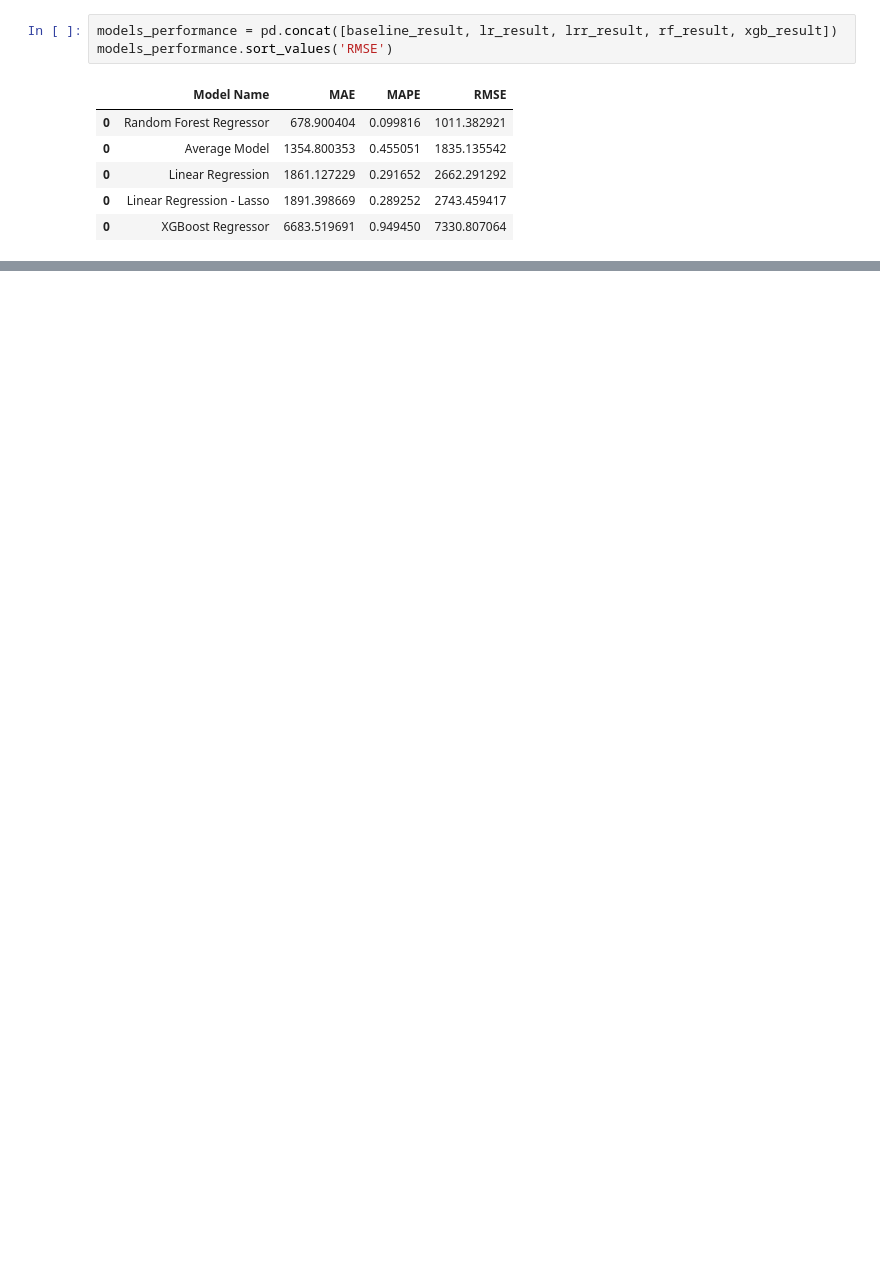
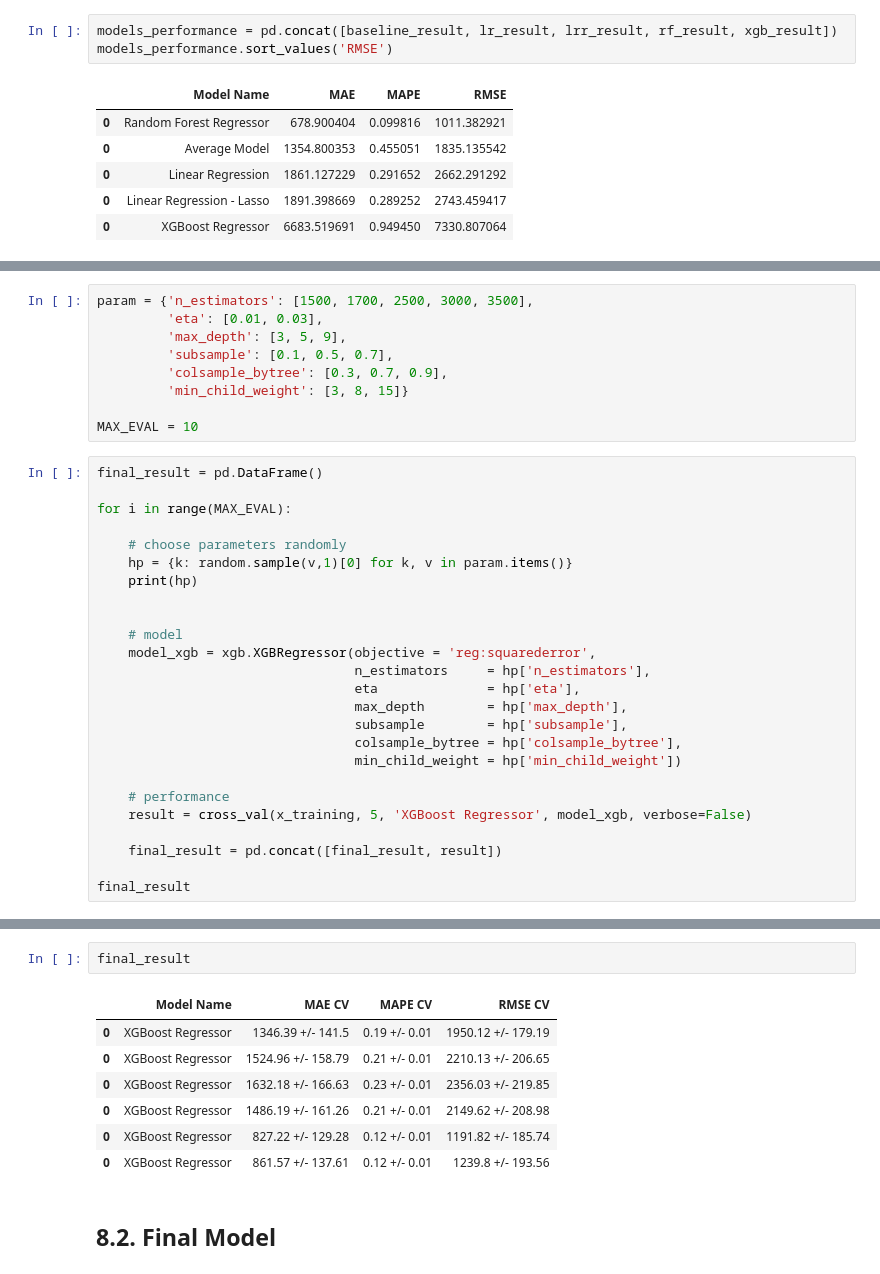
Before and after one commit to DCraveiro/Rossmann-Sales-Prediction, a Jupyter notebook: m07_v01_store_sales_prediction.ipynb, the cells around one changed output, grey strips where cells are left out. Cells and saved outputs as stored; diff of their text form; blank space fills up the shorter version.

Commit message:
xgboost hyperparameter random search

```diff
--- a/m07_v01_store_sales_prediction.ipynb
+++ b/m07_v01_store_sales_prediction.ipynb
@@ -1254,0 +1260,34 @@ models_performance_cv.sort_values('RMSE CV')
+# %%
+param = {'n_estimators': [1500, 1700, 2500, 3000, 3500],
+         'eta': [0.01, 0.03],
+         'max_depth': [3, 5, 9],
+         'subsample': [0.1, 0.5, 0.7],
+         'colsample_bytree': [0.3, 0.7, 0.9],
+         'min_child_weight': [3, 8, 15]}
+
+MAX_EVAL = 10
+# %%
+final_result = pd.DataFrame()
+
+for i in range(MAX_EVAL):
+
+    # choose parameters randomly
+    hp = {k: random.sample(v,1)[0] for k, v in param.items()}
+    print(hp)
+
+
+    # model
+    model_xgb = xgb.XGBRegressor(objective = 'reg:squarederror',
+                                 n_estimators     = hp['n_estimators'],
+                                 eta              = hp['eta'],
+                                 max_depth        = hp['max_depth'],
+                                 subsample        = hp['subsample'],
+                                 colsample_bytree = hp['colsample_bytree'],
+                                 min_child_weight = hp['min_child_weight'])
+
+    # performance
+    result = cross_val(x_training, 5, 'XGBoost Regressor', model_xgb, verbose=False)
+
+    final_result = pd.concat([final_result, result])
+
+final_result
@@ -1254,0 +1303,12 @@ models_performance_cv.sort_values('RMSE CV')
+# %%
+final_result
+# %% [output]
+|  | Model Name | MAE CV | MAPE CV | RMSE CV |
+| 0 | XGBoost Regressor | 1346.39 +/- 141.5 | 0.19 +/- 0.01 | 1950.12 +/- 179.19 |
+| 0 | XGBoost Regressor | 1524.96 +/- 158.79 | 0.21 +/- 0.01 | 2210.13 +/- 206.65 |
+| 0 | XGBoost Regressor | 1632.18 +/- 166.63 | 0.23 +/- 0.01 | 2356.03 +/- 219.85 |
+| 0 | XGBoost Regressor | 1486.19 +/- 161.26 | 0.21 +/- 0.01 | 2149.62 +/- 208.98 |
+| 0 | XGBoost Regressor | 827.22 +/- 129.28 | 0.12 +/- 0.01 | 1191.82 +/- 185.74 |
+| 0 | XGBoost Regressor | 861.57 +/- 137.61 | 0.12 +/- 0.01 | 1239.8 +/- 193.56 |
+# %% [markdown]
+## 8.2. Final Model
```
Also changed, not shown: parts of 30 cells of this notebook.
